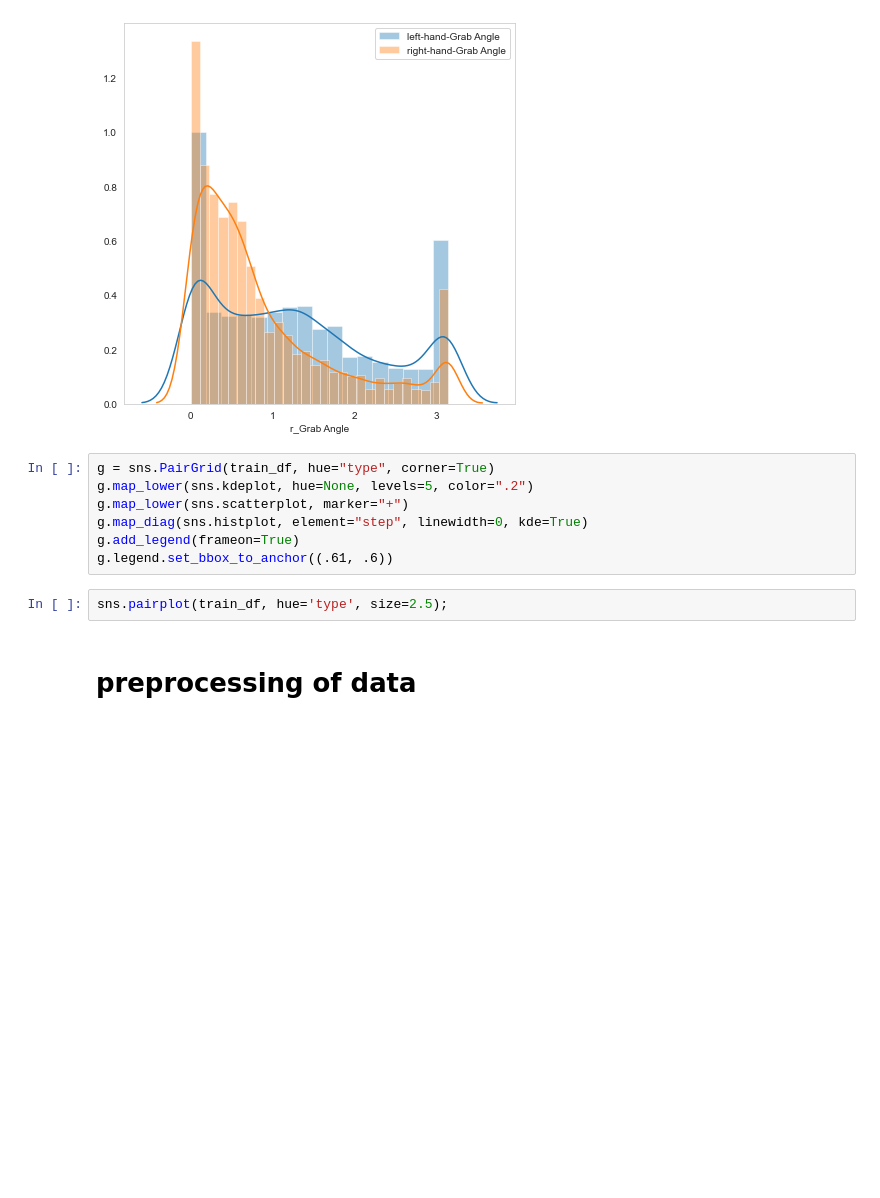
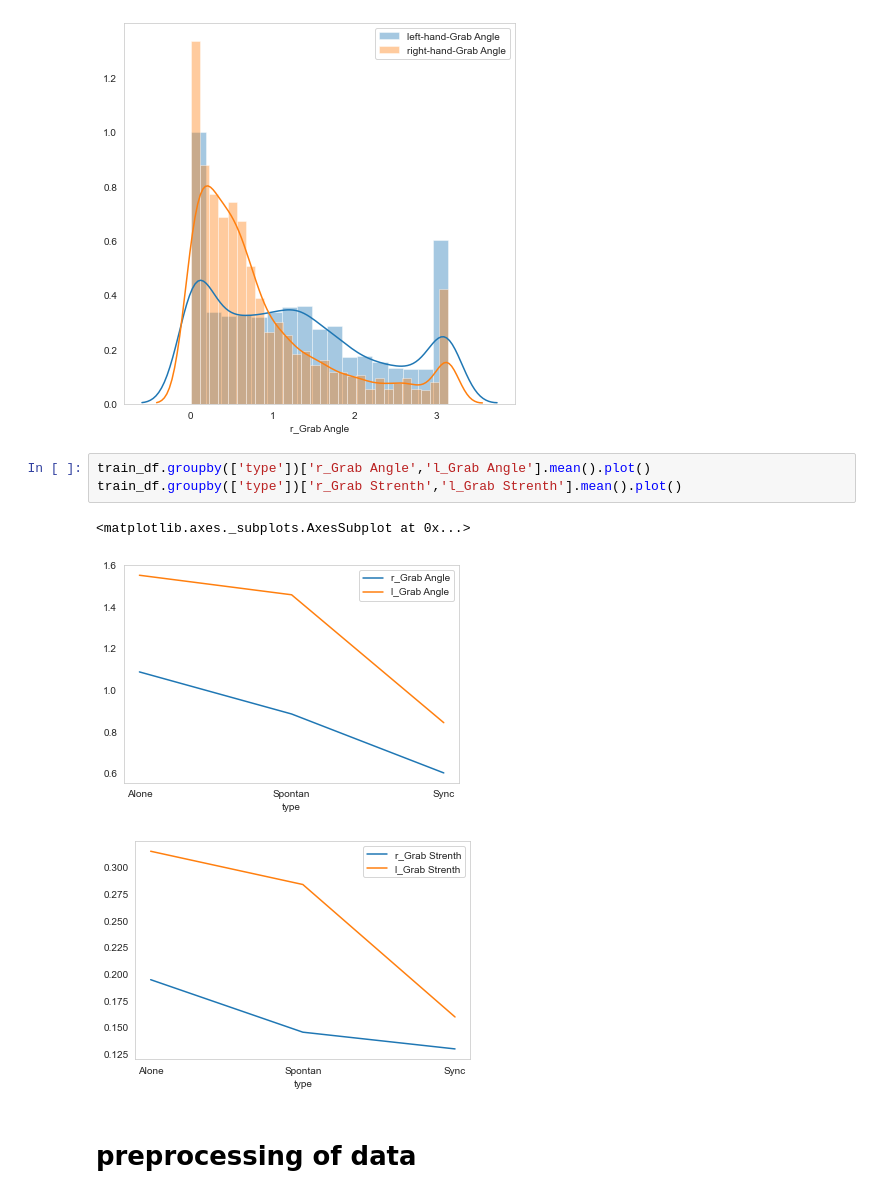
Before and after one commit to TaliaSeada/Data-Science-Research, a Jupyter notebook: Harnessing Machine Learning for interpersonal physical alignment.ipynb, the cells around one changed output. Drawn from its saved outputs; the diff is of its cells as text; blank space fills up the shorter version.

Commit message:
visua

```diff
--- a/Harnessing Machine Learning for interpersonal physical alignment.ipynb
+++ b/Harnessing Machine Learning for interpersonal physical alignment.ipynb
@@ -546,15 +546,13 @@ plt.legend(labels=['left-hand-Grab Angle', 'right-hand-Grab Angle'])
 plt.show()
 # %% [output]
 [figure]
-# %%
-g = sns.PairGrid(train_df, hue="type", corner=True)
-g.map_lower(sns.kdeplot, hue=None, levels=5, color=".2")
-g.map_lower(sns.scatterplot, marker="+")
-g.map_diag(sns.histplot, element="step", linewidth=0, kde=True)
-g.add_legend(frameon=True)
-g.legend.set_bbox_to_anchor((.61, .6))
-# %%
-sns.pairplot(train_df, hue='type', size=2.5);
+# %%
+train_df.groupby(['type'])['r_Grab Angle','l_Grab Angle'].mean().plot()
+train_df.groupby(['type'])['r_Grab Strenth','l_Grab Strenth'].mean().plot()
+# %% [output]
+<matplotlib.axes._subplots.AxesSubplot at 0x...>
+[figure, added]
+[figure, added]
 # %% [markdown]
 # preprocessing of data
 # %%
```
